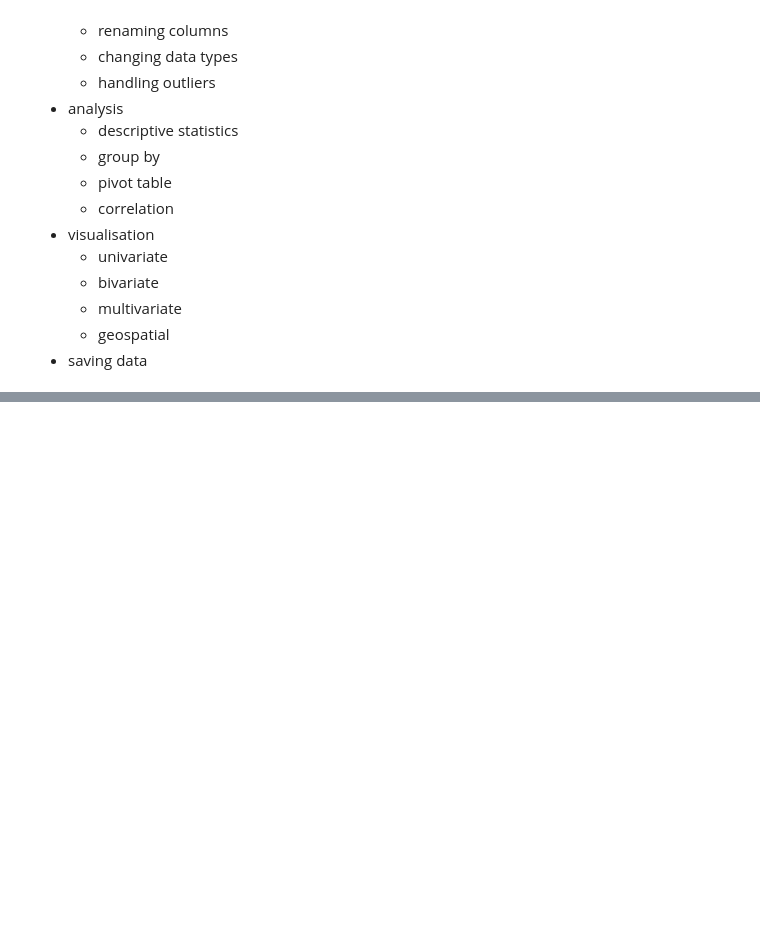
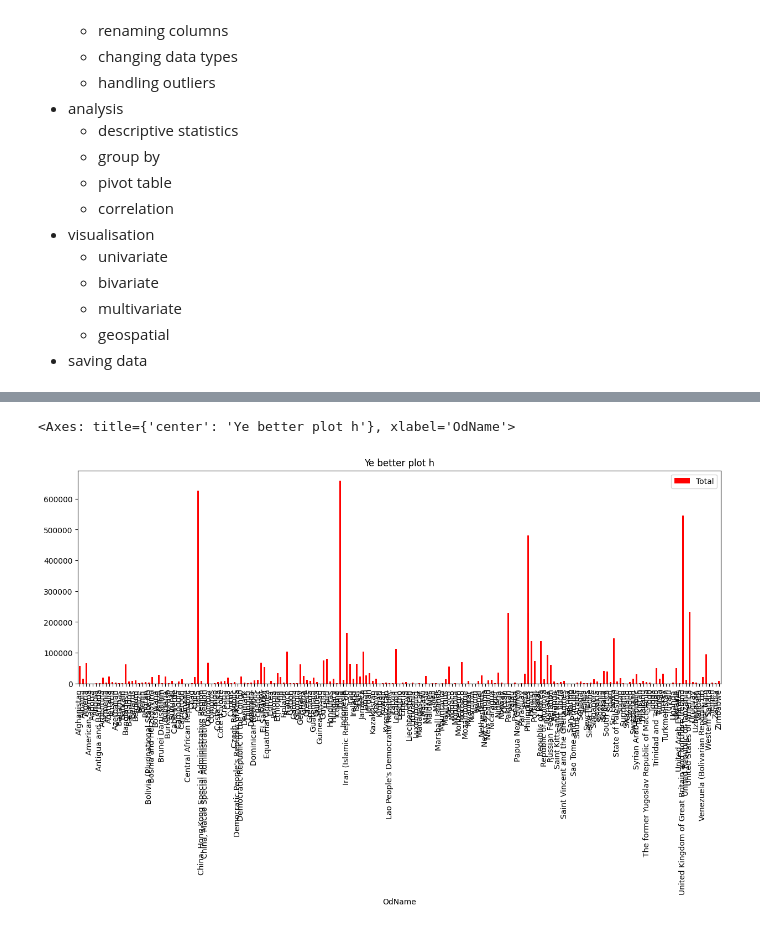
Before and after one commit to y-usuf09/Python---Data-Analytics, a Jupyter notebook: pandas_basics/Analysis.ipynb, the cells around one changed output, grey strips where cells are left out. Saved outputs shown, nothing was run; the diff lists cells and outputs as text; code cells hidden in the pictures; blank space fills up the shorter version.

```diff
--- a/pandas_basics/Analysis.ipynb
+++ b/pandas_basics/Analysis.ipynb
@@ -95,0 +635,10 @@ What to do in pandas
+# %%
+df[['OdName','Total']].plot(
+    kind='bar',
+    x='OdName',
+    y='Total',
+    color= 'red',
+    title='Ye better plot h', figsize=(15,5))
+# %% [output]
+<Axes: title={'center': 'Ye better plot h'}, xlabel='OdName'>
+[figure, added]
```
Also changed, not shown: parts of 43 cells of this notebook, 1 other file.
